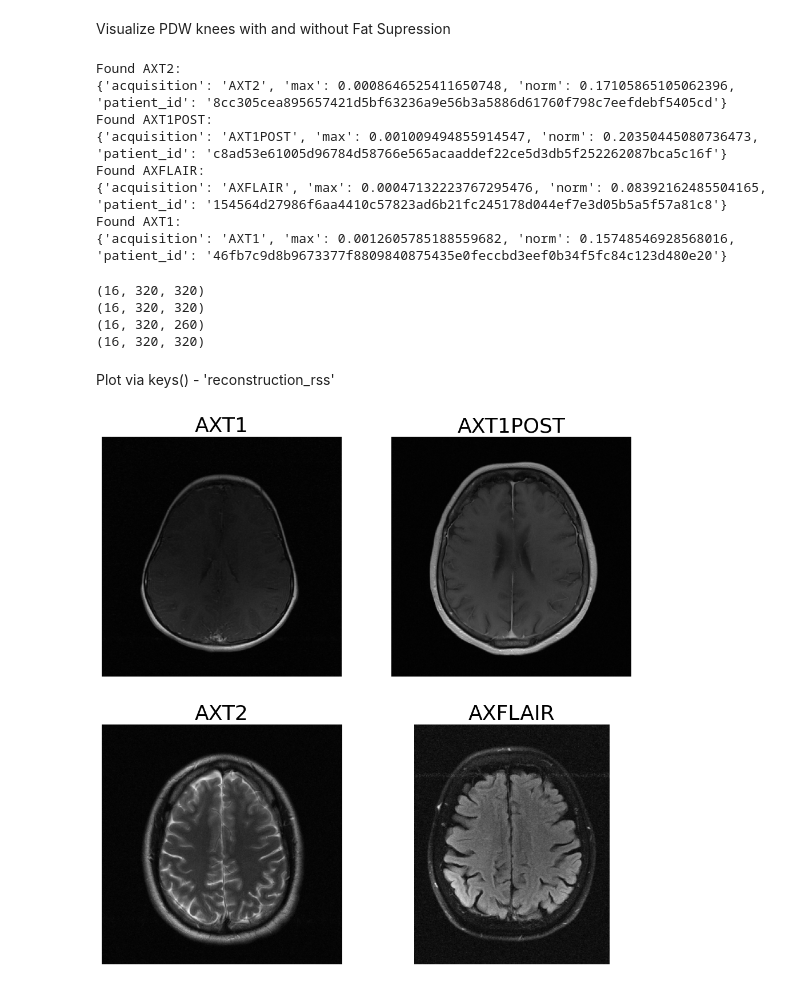
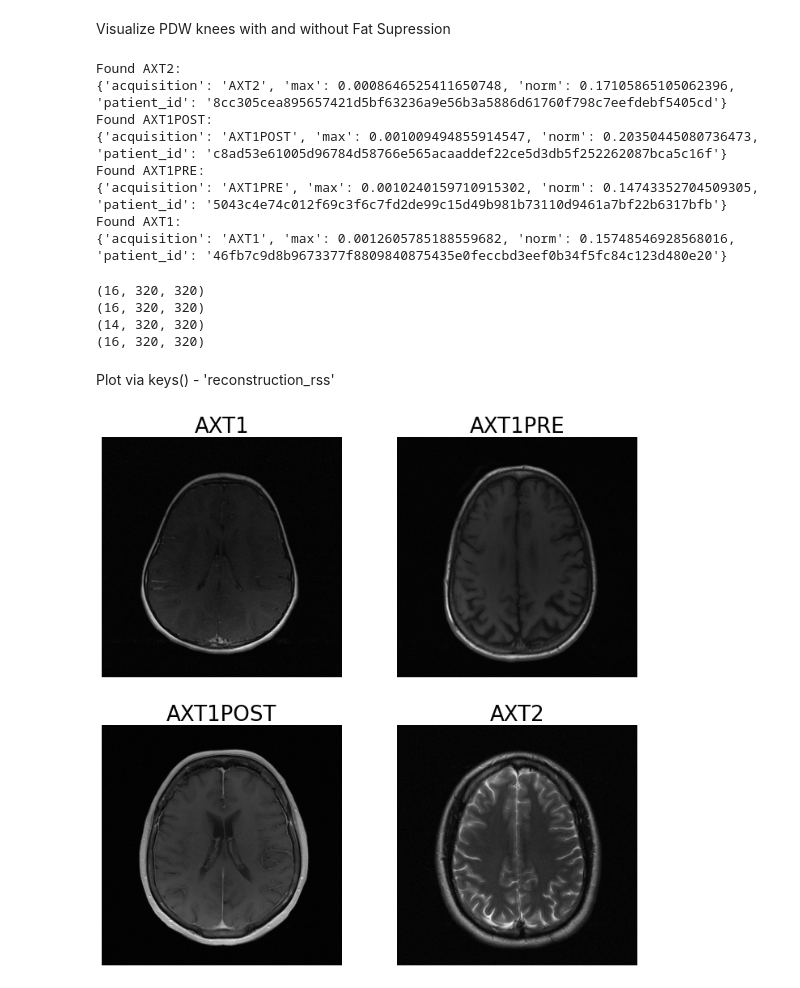
Before and after one commit to AlexSlock/fastMRI-hybrid-modelling, a Jupyter notebook: fastMRI/Brains_withdiffcontrast.ipynb, the cells around one changed output. Saved outputs shown, nothing was run; the diff lists cells and outputs as text; code cells hidden in the pictures.

```diff
--- a/fastMRI/Brains_withdiffcontrast.ipynb
+++ b/fastMRI/Brains_withdiffcontrast.ipynb
@@ -22,10 +22,10 @@ train_list = list(Path(train_path).glob('*.h5'))
 # Dictionary to store the selected files
 selected_hfs = {
  "AXT1": None,
- #"AXT1PRE": None,
+ "AXT1PRE": None,
  "AXT1POST": None,
  "AXT2": None,
- "AXFLAIR": None
+ #"AXFLAIR": None
 }
 # Iterate through all .h5 files to find matching acquisitions
 for file in train_list:
@@ -45,8 +45,8 @@ Found AXT2:
 {'acquisition': 'AXT2', 'max': 0.0008646525411650748, 'norm': 0.17105865105062396, 'patient_id': '8cc305cea895657421d5bf63236a9e56b3a5886d61760f798c7eefdebf5405cd'}
 Found AXT1POST:
 {'acquisition': 'AXT1POST', 'max': 0.001009494855914547, 'norm': 0.20350445080736473, 'patient_id': 'c8ad53e61005d96784d58766e565acaaddef22ce5d3db5f252262087bca5c16f'}
-Found AXFLAIR:
-{'acquisition': 'AXFLAIR', 'max': 0.00047132223767295476, 'norm': 0.08392162485504165, 'patient_id': '154564d27986f6aa4410c57823ad6b21fc245178d044ef7e3d05b5a5f57a81c8'}
+Found AXT1PRE:
+{'acquisition': 'AXT1PRE', 'max': 0.0010240159710915302, 'norm': 0.14743352704509305, 'patient_id': '5043c4e74c012f69c3f6c7fd2de99c15d49b981b73110d9461a7bf22b6317bfb'}
 Found AXT1:
 {'acquisition': 'AXT1', 'max': 0.0012605785188559682, 'norm': 0.15748546928568016, 'patient_id': '46fb7c9d8b9673377f8809840875435e0feccbd3eef0b34f5fc84c123d480e20'}
 # %%
@@ -54,13 +54,13 @@ Found AXT1:
 AXT1_hf = selected_hfs['AXT1']
 print(AXT1_hf['reconstruction_rss'].shape) # (16, 320, 320)
 print(selected_hfs['AXT2']['reconstruction_rss'].shape) # (16, 320, 320)
-print(selected_hfs['AXFLAIR']['reconstruction_rss'].shape) # (16, 320, 320)
-#print(selected_hfs['AXT1PRE']['reconstruction_rss'].shape) # (14, 320, 320)
+#print(selected_hfs['AXFLAIR']['reconstruction_rss'].shape) # (16, 320, 320)
+print(selected_hfs['AXT1PRE']['reconstruction_rss'].shape) # (14, 320, 320)
 print(selected_hfs['AXT1POST']['reconstruction_rss'].shape) # (16, 320, 320)
 # %% [output]
 (16, 320, 320)
 (16, 320, 320)
-(16, 320, 260)
+(14, 320, 320)
 (16, 320, 320)
 # %% [markdown]
 Plot via keys() - 'reconstruction_rss'
@@ -68,33 +68,34 @@ Plot via keys() - 'reconstruction_rss'
 # Increase the font size of the titles
 plt.rcParams['axes.titlesize'] = 26
 
 
 # Slice index to display (from 0 to 14)
-slice_idx = 5
+slice_idx = 4
 
 # Initialize 2x2 subplot layout
 fig, axs = plt.subplots(2, 2, figsize=(12, 12))
 axs = axs.ravel()  # Flatten to index the 2x2 grid
 
 
 # Titles for each acquisition
-titles = ["AXT1", "AXT1POST", "AXT2", "AXFLAIR"]
+# titles = ["AXT1", "AXT1POST", "AXT2", "AXFLAIR"]
+titles = ["AXT1", "AXT1PRE", "AXT1POST", "AXT2"]
 
 # Loop through the acquisitions and plot them
 for i, (acquisition, hf) in enumerate(selected_hfs.items()):
     if hf is not None:  # Check if the file was found
         # Extract the data from the 'reconstruction_rss' key
         data = hf['reconstruction_rss']
         axs[i].imshow(data[slice_idx], cmap='gray', origin='lower') # origin = lower to match orientation
         axs[i].set_title(titles[i])
     else:
         axs[i].text(0.5, 0.5, 'Not Found', fontsize=12, ha='center')
         axs[i].set_title(titles[i])
 
     axs[i].axis('off')  # Turn off axis for cleaner visualization
 
 # Save and display the figure
 plt.savefig('/DATASERVER/MIC/GENERAL/STUDENTS/aslock2/figures/AX_files.png')
 plt.show()
 # %% [output]
-[figure, old version]
+[figure, new version]
```
Also changed, not shown: 11 other files.
